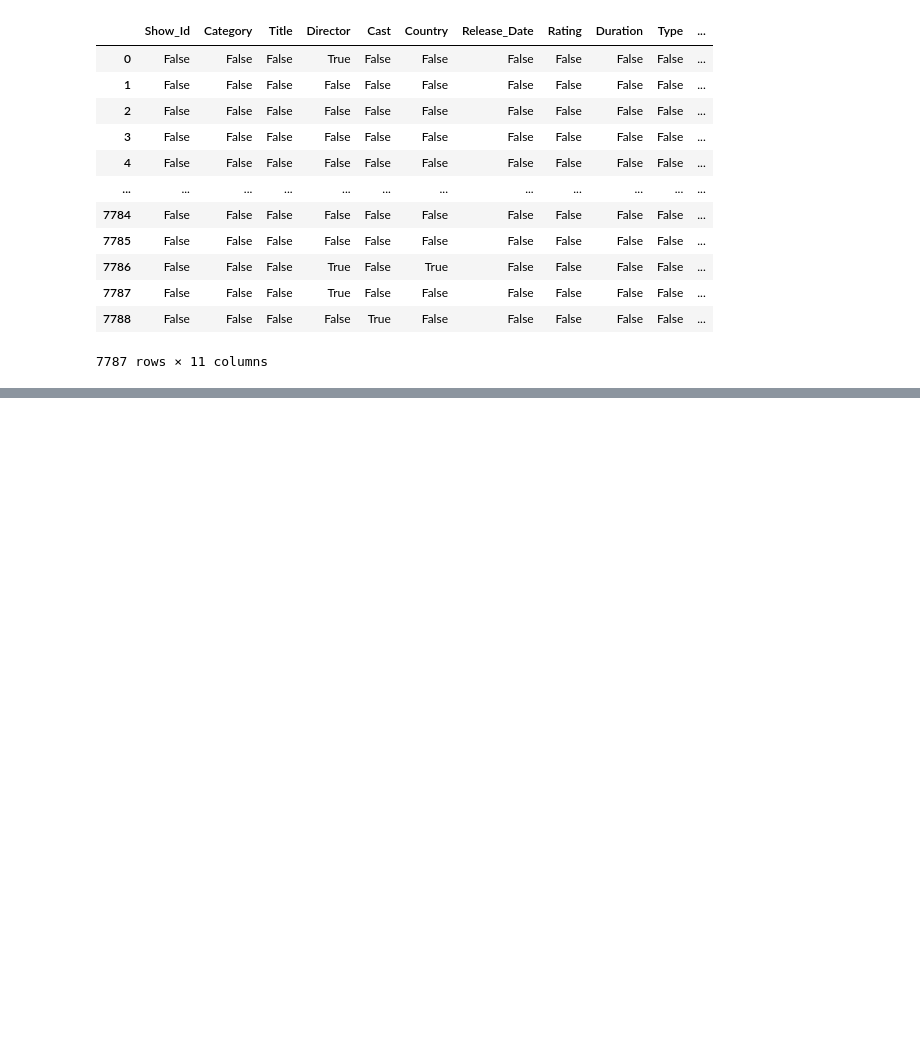
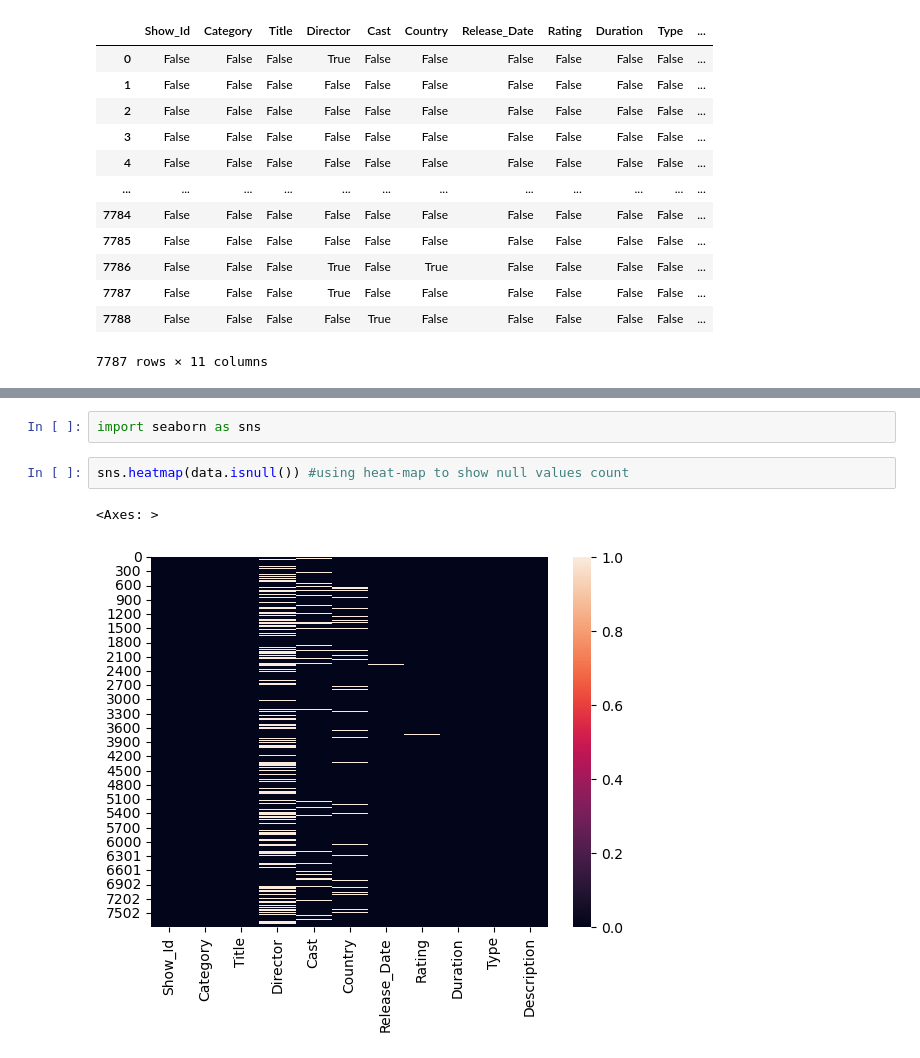
Before and after one commit to pernebay-arailym/Project_21_DataScience_Netflix, a Jupyter notebook: analysis.ipynb, the cells around one changed output, grey strips where cells are left out. Drawn from its saved outputs; the diff is of its cells as text; blank space fills up the shorter version.

Commit message:
used heat-map to show null values count

```diff
--- a/analysis.ipynb
+++ b/analysis.ipynb
@@ -124,0 +138,7 @@ data.isnull().sum   #to show the count of Null values in each column
+# %%
+import seaborn as sns
+# %%
+sns.heatmap(data.isnull()) #using heat-map to show null values count
+# %% [output]
+<Axes: >
+[figure, added]
```
Also changed, not shown: parts of 1 cell of this notebook.
